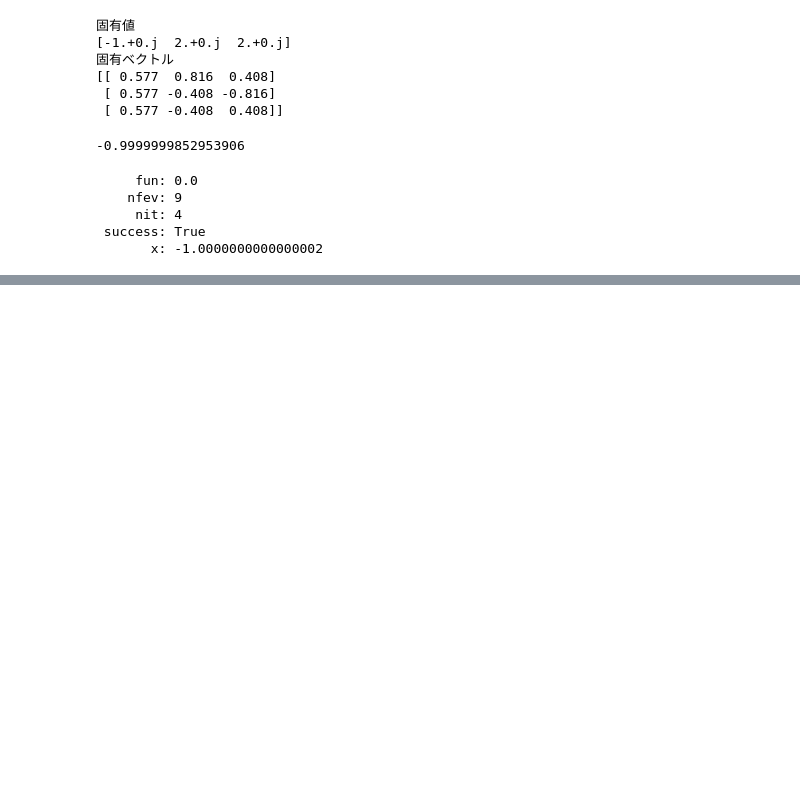
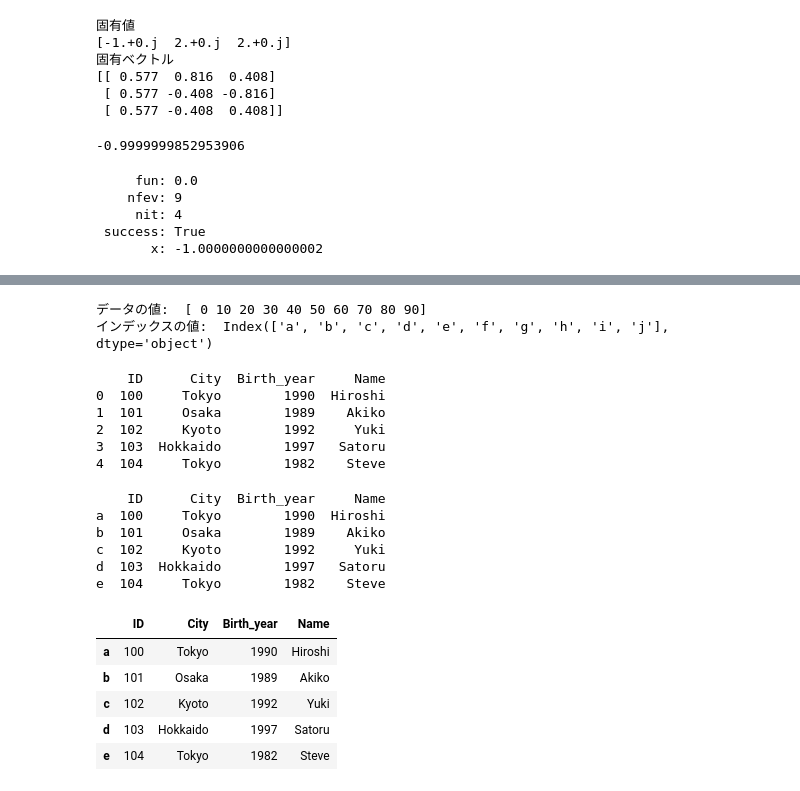
Before and after one commit to HidehikoMURAO/Data-Scientist-Training-Course, a Jupyter notebook: Chapter 2.ipynb, the cells around one changed output, grey strips where cells are left out. Saved outputs shown, nothing was run; the diff lists cells and outputs as text; code cells hidden in the pictures; blank space fills up the shorter version.

```diff
--- a/Chapter 2.ipynb
+++ b/Chapter 2.ipynb
@@ -258,0 +297,41 @@ print(minimize_scalar(my_function, method = 'Brent'))
+# %%
+print('データの値: ', sample_pandas_index_data.values)
+print('インデックスの値: ', sample_pandas_index_data.index)
+# %% [output]
+データの値:  [ 0 10 20 30 40 50 60 70 80 90]
+インデックスの値:  Index(['a', 'b', 'c', 'd', 'e', 'f', 'g', 'h', 'i', 'j'], dtype='object')
+# %%
+attri_data1 = {'ID':['100', '101', '102', '103', '104'],
+               'City':['Tokyo', 'Osaka', 'Kyoto', 'Hokkaido', 'Tokyo'],
+               'Birth_year':[1990, 1989, 1992, 1997, 1982],
+               'Name':['Hiroshi', 'Akiko', 'Yuki', 'Satoru', 'Steve']}
+
+attri_data_frame1 = DataFrame(attri_data1)
+
+print(attri_data_frame1)
+# %% [output]
+    ID      City  Birth_year     Name
+0  100     Tokyo        1990  Hiroshi
+1  101     Osaka        1989    Akiko
+2  102     Kyoto        1992     Yuki
+3  103  Hokkaido        1997   Satoru
+4  104     Tokyo        1982    Steve
+# %%
+attri_data_frame_index1 = DataFrame(attri_data1, index = ['a', 'b', 'c', 'd', 'e'])
+print(attri_data_frame_index1)
+# %% [output]
+    ID      City  Birth_year     Name
+a  100     Tokyo        1990  Hiroshi
+b  101     Osaka        1989    Akiko
+c  102     Kyoto        1992     Yuki
+d  103  Hokkaido        1997   Satoru
+e  104     Tokyo        1982    Steve
+# %%
+attri_data_frame_index1
+# %% [output]
+|  | ID | City | Birth_year | Name |
+| a | 100 | Tokyo | 1990 | Hiroshi |
+| b | 101 | Osaka | 1989 | Akiko |
+| c | 102 | Kyoto | 1992 | Yuki |
+| d | 103 | Hokkaido | 1997 | Satoru |
+| e | 104 | Tokyo | 1982 | Steve |
```
Also changed, not shown: parts of 25 cells of this notebook.
